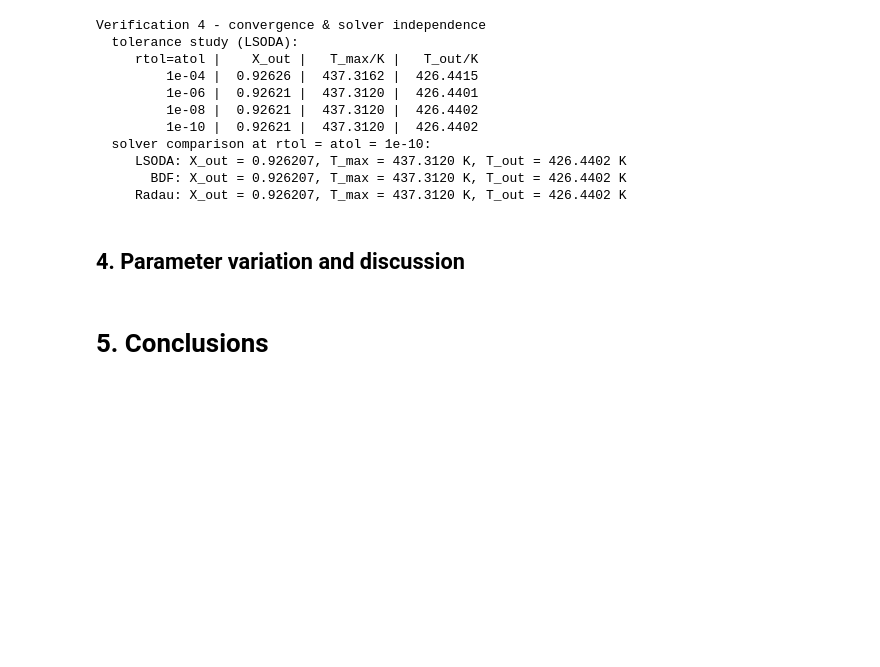
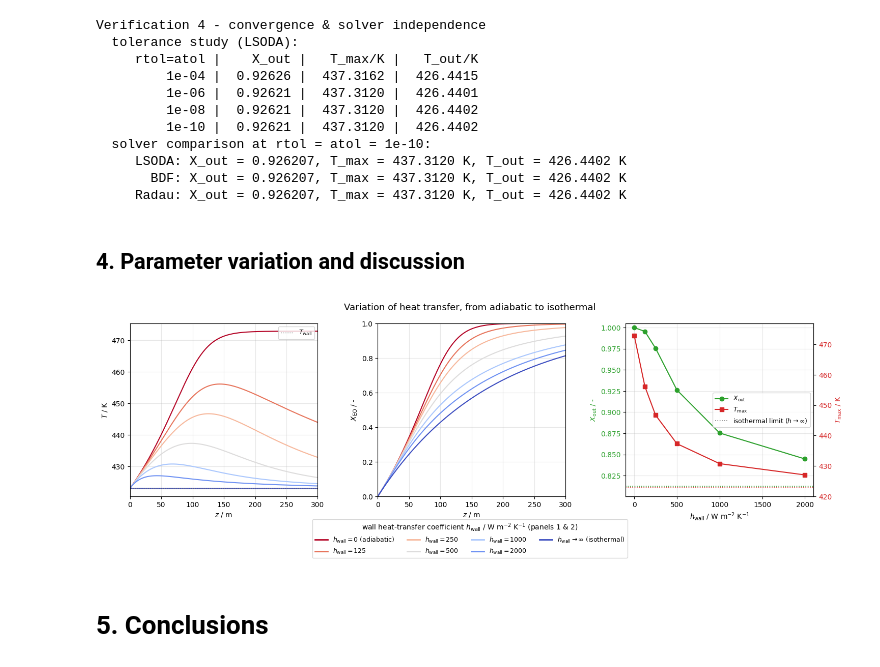
Before and after one commit to PeterSchoenung/CRE3-Assignment-3, a Jupyter notebook: CRT_3_assignment_3_26_Group_5.ipynb, the cells around one changed output. Saved outputs shown, nothing was run; the diff lists cells and outputs as text; code cells hidden in the pictures; blank space fills up the shorter version.

Commit message:
Started parameter variation

```diff
--- a/CRT_3_assignment_3_26_Group_5.ipynb
+++ b/CRT_3_assignment_3_26_Group_5.ipynb
@@ -501,3 +555,76 @@ Verification 4 - convergence & solver independence
+# %%
+# ============================================================
+# Section 4 — Heat-transfer variation: temperature & conversion
+#             profiles plus the conversion/temperature trade-off
+# ============================================================
+n_cases = len(h_wall_values)
+
+# Colour map keyed to the case INDEX -> adapts to any number of cases.
+# Low cooling (adiabatic) = warm/red, strong cooling (isothermal) = cool/blue.
+colors = [plt.cm.coolwarm(1.0 - i / max(n_cases - 1, 1)) for i in range(n_cases)]
+
+fig, (ax1, ax2, ax3) = plt.subplots(1, 3, figsize=(15, 5))
+
+# --- Panel 1: temperature profiles T(z) ; Panel 2: conversion profiles X(z) ---
+for (z, c_EO, c_EG, T, X), col in zip(results, colors):
+    ax1.plot(z, T, color=col)
+    ax2.plot(z, X, color=col)
+
+ax1.axhline(T_wall, color="gray", ls=":", lw=1, label=r"$T_\mathrm{wall}$")   # reference
+ax1.set(xlabel=r"$z$ / m", ylabel=r"$T$ / K");            ax1.set_xlim(0, L)
+ax2.set(xlabel=r"$z$ / m", ylabel=r"$X_\mathrm{EO}$ / -"); ax2.set_xlim(0, L); ax2.set_ylim(0, 1)
+ax1.legend(loc="upper right", fontsize=9)
+for ax in (ax1, ax2):
+    ax.grid(alpha=0.3)
+
+# --- Panel 3: trade-off of outlet conversion and hot-spot temperature vs h_wall ---
+# Split the cases into finite ones (plotted as points) and the isothermal limit
+# (h -> inf, drawn as a horizontal asymptote). Fully driven by h_wall_values.
+h_fin, X_out, T_max = [], [], []
+X_iso = T_iso = None
+for h, (z, c_EO, c_EG, T, X) in zip(h_wall_values, results):
+    if np.isinf(h):
+        X_iso, T_iso = X[-1], T.max()            # isothermal asymptotes
+    else:
+        h_fin.append(h); X_out.append(X[-1]); T_max.append(T.max())
+
+# sort by h_wall so the connecting line is monotone even if the array is unordered
+order = np.argsort(h_fin)
+h_fin = np.array(h_fin)[order]; X_out = np.array(X_out)[order]; T_max = np.array(T_max)[order]
+
+ax3b = ax3.twinx()                                # second y-axis (temperature)
+l1, = ax3.plot(h_fin, X_out, "o-", color="tab:green", label=r"$X_\mathrm{out}$")
+l2, = ax3b.plot(h_fin, T_max, "s-", color="tab:red", label=r"$T_\mathrm{max}$")
+handles = [l1, l2]
+
+if X_iso is not None:                             # draw isothermal limits if present
+    ax3.axhline(X_iso, color="tab:green", ls=":", lw=1.2)
+    ax3b.axhline(T_iso, color="tab:red", ls=":", lw=1.2)
+    ax3.set_ylim(X_iso - 0.012, 1.005)
+    ax3b.set_ylim(T_iso - 3, T_max.max() + 4)
+    handles.append(Line2D([0], [0], color="gray", ls=":", lw=1.2,
+                          label=r"isothermal limit ($h\to\infty$)"))
+
+ax3.set_xlabel(r"$h_\mathrm{wall}$ / W m$^{-2}$ K$^{-1}$")
+ax3.set_ylabel(r"$X_\mathrm{out}$ / -", color="tab:green")
+ax3b.set_ylabel(r"$T_\mathrm{max}$ / K", color="tab:red")
+ax3.tick_params(axis="y", labelcolor="tab:green")
+ax3b.tick_params(axis="y", labelcolor="tab:red")
+ax3.grid(alpha=0.3)
+ax3.legend(handles=handles, loc="center right", fontsize=9)
+
+# --- shared, adaptive case legend (panels 1 & 2) below the figure ---
+from matplotlib.lines import Line2D
+case_handles = [Line2D([0], [0], color=col, lw=2, label=case_label(h))
+                for col, h in zip(colors, h_wall_values)]
+fig.legend(handles=case_handles, loc="lower center", bbox_to_anchor=(0.5, -0.035),
+           ncol=min(n_cases, 4), fontsize=9,
+           title=r"wall heat-transfer coefficient $h_\mathrm{wall}$ / W m$^{-2}$ K$^{-1}$ (panels 1 & 2)")
+
+fig.suptitle("Variation of heat transfer, from adiabatic to isothermal", fontsize=13)
+fig.subplots_adjust(left=0.055, right=0.95, top=0.90, bottom=0.22, wspace=0.32)
+# %% [output]
+[figure, added]
 # %% [markdown]
 # 5. Conclusions
 # %% [markdown]
```
Also changed, not shown: parts of 4 cells of this notebook.
